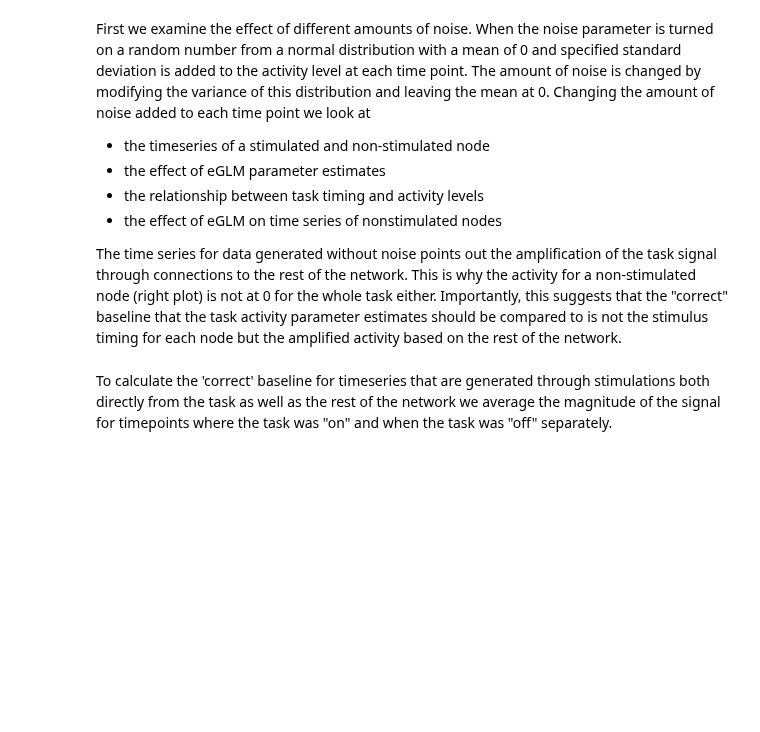
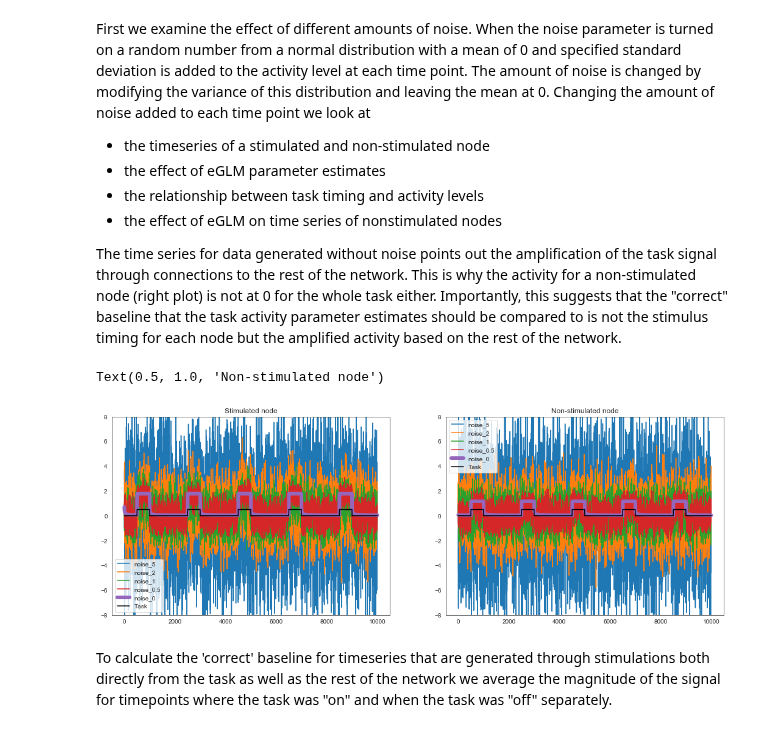
Before and after one commit to zenkavi/DevStudy_FmriNbs, a Jupyter notebook: notebooks/informationtransfermapping/TheoreticalResults/Zenkavi_Simulations/Extended_GLM_neural_network_level.ipynb, the cells around one changed output. Drawn from its saved outputs; the diff is of its cells as text; code cells hidden in the pictures; blank space fills up the shorter version.

Commit message:
changing noise sims with new baseline calculation

```diff
--- a/notebooks/informationtransfermapping/TheoreticalResults/Zenkavi_Simulations/Extended_GLM_neural_network_level.ipynb
+++ b/notebooks/informationtransfermapping/TheoreticalResults/Zenkavi_Simulations/Extended_GLM_neural_network_level.ipynb
@@ -313,19 +316,21 @@ def sim_network_task_glm(ncommunities = 3,
                          noise_loc = 0,
                          noise_scale = 0,
                          stim_mag = .5,
-                         plot_glm = True):
+                         plot_glm = True,
+                         W = None,):
 
     totalnodes = nodespercommunity*ncommunities
 
-    # Construct structural matrix
-    S = model.generateStructuralNetwork(ncommunities=ncommunities,
-                                        innetwork_dsity=innetwork_dsity,
-                                        outnetwork_dsity=outnetwork_dsity,
-                                        hubnetwork_dsity=hubnetwork_dsity,
-                                        nodespercommunity=nodespercommunity,
-                                        showplot=plot_network)
-    # Construct synaptic matrix
-    W = model.generateSynapticNetwork(S, showplot=plot_network)
+    if W is None:
+        # Construct structural matrix
+        S = model.generateStructuralNetwork(ncommunities=ncommunities,
+                                            innetwork_dsity=innetwork_dsity,
+                                            outnetwork_dsity=outnetwork_dsity,
+                                            hubnetwork_dsity=hubnetwork_dsity,
+                                            nodespercommunity=nodespercommunity,
+                                            showplot=plot_network)
+        # Construct synaptic matrix
+        W = model.generateSynapticNetwork(S, showplot=plot_network)
 
     if plot_network:
         plt.rcParams["figure.figsize"][0] = 5
@@ -535,9 +543,13 @@ noise_ts = {}
 
 noise_sds = [0, .5, 1, 2, 5]
 
-for noise_sd in noise_sds:
-    var_name = "noise_"+str(noise_sd)
-    noise_ts[var_name] = model.networkModel(base_sim['W'],Tmax=10000,dt=1,g=1,s=1,tau=1, I=td_stimtimes_0_5, noise=1, noise_scale = noise_sd)[0]
+#for noise_sd in noise_sds:
+#    var_name = "noise_"+str(noise_sd)
+#    noise_ts[var_name] = model.networkModel(base_sim['W'],Tmax=10000,dt=1,g=1,s=1,tau=1, I=td_stimtimes_0_5, noise=1, noise_scale = noise_sd)[0]
+# %%
+for noise_sd in noise_sds:
+    var_name = "noise_"+str(noise_sd)
+    noise_ts[var_name] = sim_network_task_glm(W = base_sim['W'],Tmax=10000,dt=1,g=1,s=1,tau=1, noise=1, noise_scale = noise_sd)
 # %% [markdown]
 First we examine the effect of different amounts of noise. When the noise parameter is turned on a random number from a normal distribution with a mean of 0 and specified standard deviation is added to the activity level at each time point. The amount of noise is changed by modifying the variance of this distribution and leaving the mean at 0. Changing the amount of noise added to each time point we look at
 - the timeseries of a stimulated and non-stimulated node
@@ -549,25 +561,28 @@ The time series for data generated without noise points out the amplification of
 # %%
 plt.rcParams["figure.figsize"][0] = 18
 plt.rcParams["figure.figsize"][1] = 6
 
 #Plot same stimulated node's timeseries with and without noise
 fig,a =  plt.subplots(1,2)
 curns = [0, 21]
 rkeys = list(noise_ts.keys())
 rkeys.reverse()
 for i in range(2):
     curn = curns[i]
     for j in rkeys:
         if j == 'noise_0':
-            a[i].plot(range(noise_ts[j].shape[1]), noise_ts[j][curn,:], linewidth = 6,label=j)
+            a[i].plot(range(noise_ts[j]['taskdata'].shape[1]), noise_ts[j]['taskdata'][curn,:], linewidth = 6,label=j)
         else:
-            a[i].plot(range(noise_ts[j].shape[1]), noise_ts[j][curn,:],label=j)
-    a[i].plot(range(noise_ts[j].shape[1]), td_stimtimes_0_5[0], label="Task", color="black")
+            a[i].plot(range(noise_ts[j]['taskdata'].shape[1]), noise_ts[j]['taskdata'][curn,:],label=j)
+    a[i].plot(range(noise_ts[j]['taskdata'].shape[1]), td_stimtimes_0_5[0], label="Task", color="black")
     a[i].legend(loc="best")
     a[i].set_ylim([-8,8])
 
 a[0].set_title("Stimulated node")
 a[1].set_title("Non-stimulated node")
+# %% [output]
+Text(0.5, 1.0, 'Non-stimulated node')
+[figure, added]
 # %%
 ucr_glms = {}
 ext_glms = {}
```
Also changed, not shown: parts of 3 cells of this notebook.
